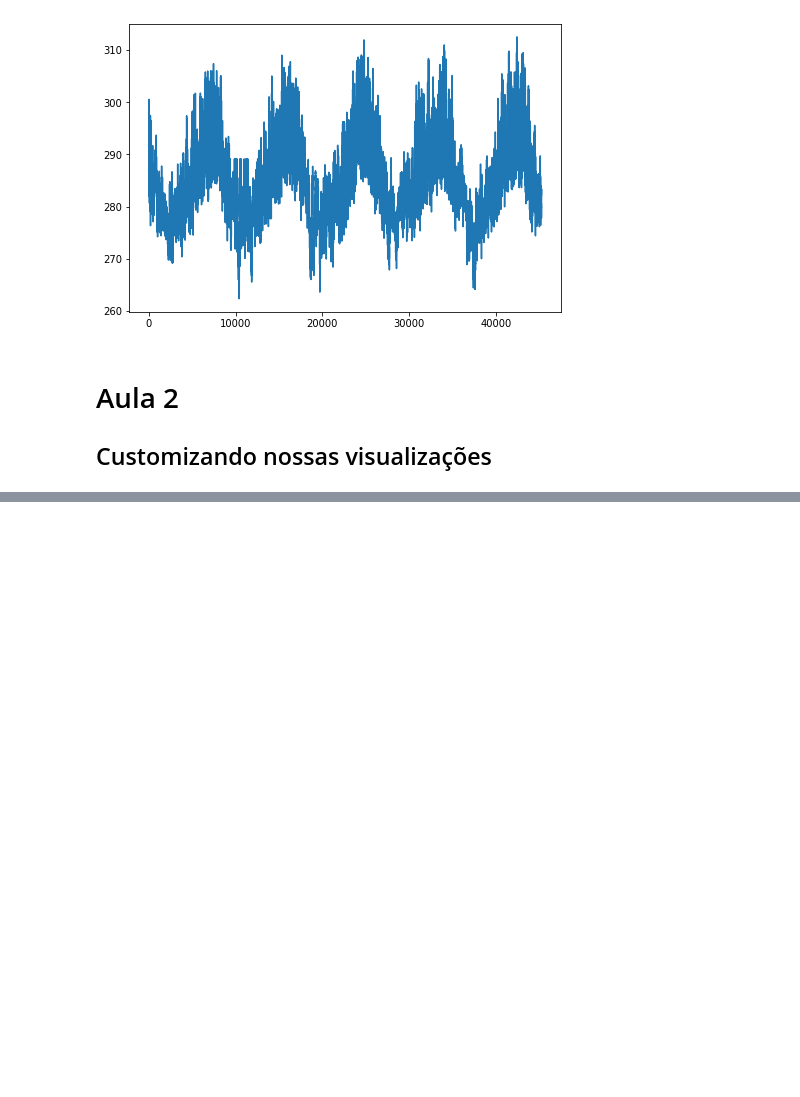
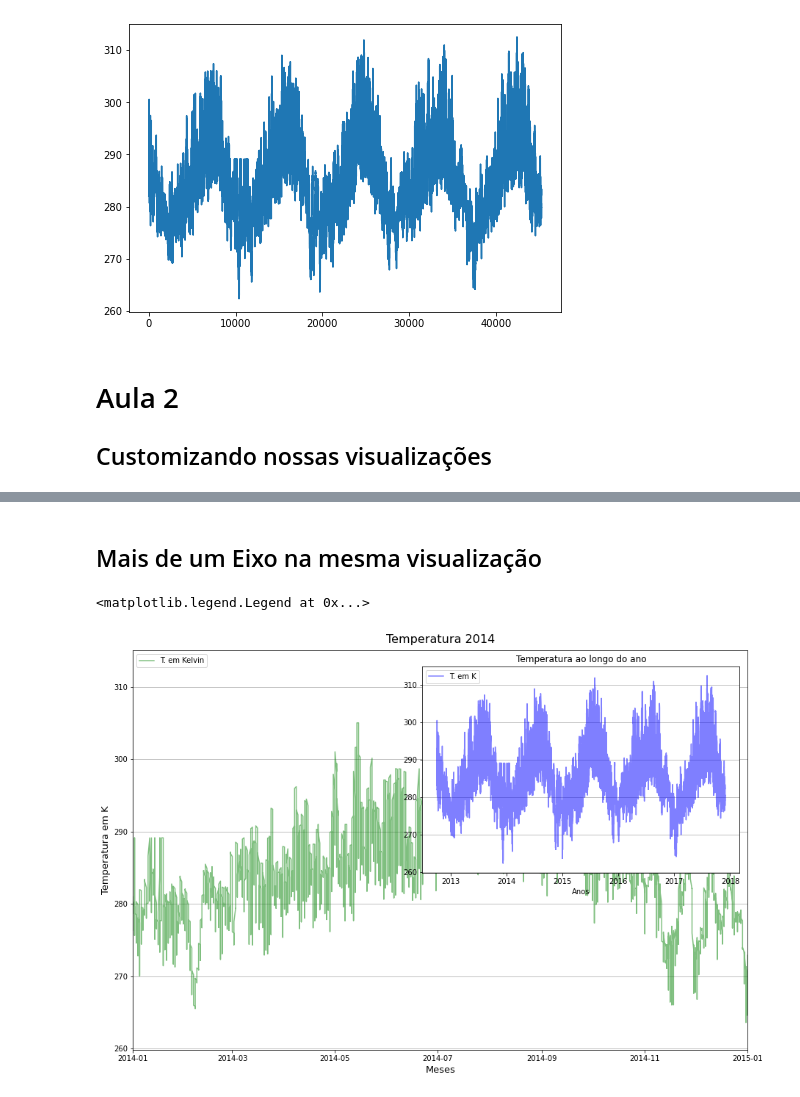
Before and after one commit to ciqueti/Matplotlib_Tecnicas, a Jupyter notebook: relatorio.ipynb, the cells around one changed output, grey strips where cells are left out. Saved outputs shown, nothing was run; the diff lists cells and outputs as text; code cells hidden in the pictures; blank space fills up the shorter version.

```diff
--- a/relatorio.ipynb
+++ b/relatorio.ipynb
@@ -66,0 +86,22 @@ plt.plot(df['temperatura'])
+# %% [markdown]
+## Mais de um Eixo na mesma visualização
+# %%
+fig, ax = plt.subplots(figsize=(15,10))
+ax2 = fig.add_axes([0.49,0.46, 0.4, 0.39])
+
+ax.plot(df['data'], df['temperatura'], color='g', alpha=0.5)
+ax.set_xlim(left=datetime.datetime(2014,1,1), right=datetime.datetime(2015,1,1))
+ax.set_title('Temperatura 2014', fontsize=16, pad=10)
+ax.set_xlabel('Meses', fontsize=13)
+ax.set_ylabel('Temperatura em K', fontsize=13)
+ax.legend(['T. em Kelvin'], loc='upper left')
+ax.grid(visible=True, axis='y')
+
+ax2.plot(df['data'], df['temperatura'], color='b', alpha=0.5)
+ax2.set_xlabel('Anos')
+ax2.set_title('Temperatura ao longo do ano')
+ax2.grid(True, axis='y')
+ax2.legend(['T. em K'], loc='best')
+# %% [output]
+<matplotlib.legend.Legend at 0x...>
+[figure, added]
```
Also changed, not shown: parts of 5 cells of this notebook.
